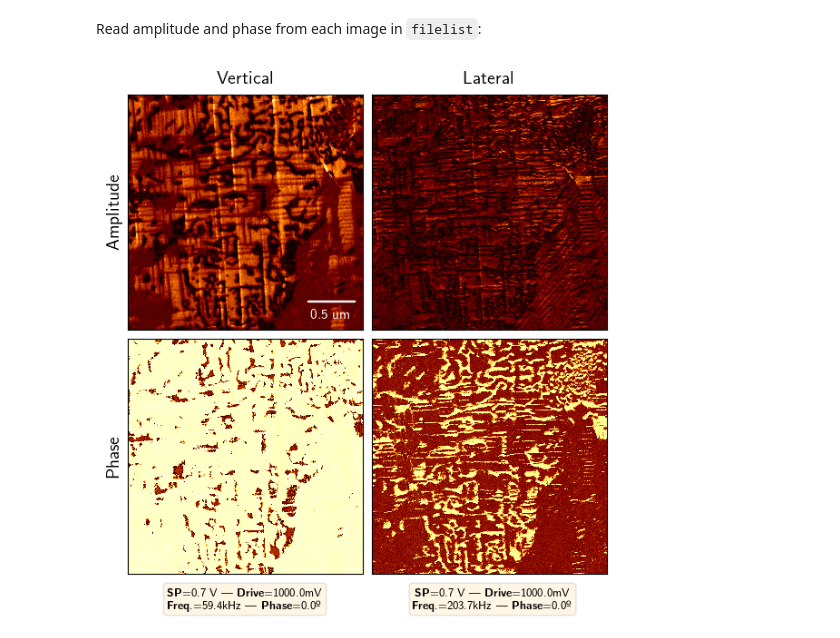
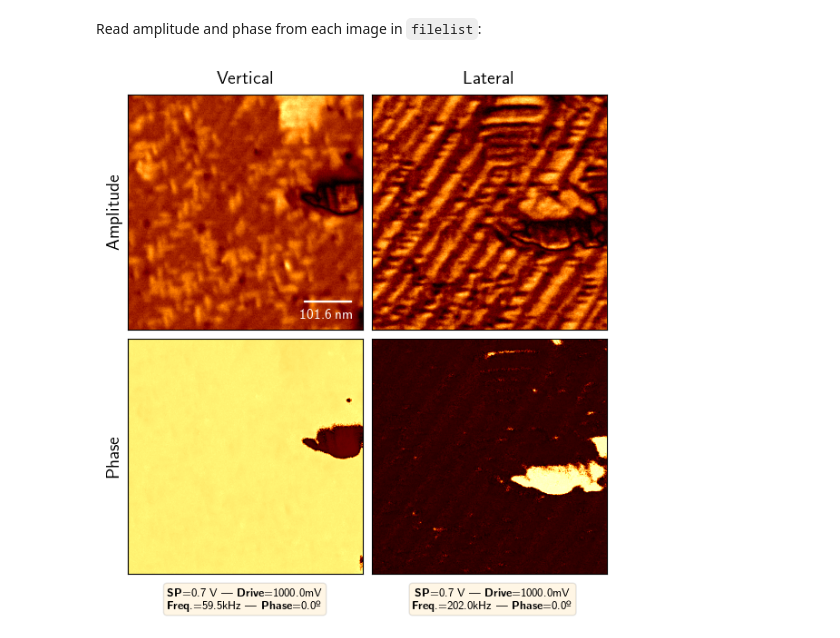
Before and after one commit to ezatterin/notebooks, a Jupyter notebook: pfm/pfm_inspect.ipynb, the cells around one changed output. Drawn from its saved outputs; the diff is of its cells as text; code cells hidden in the pictures.

```diff
--- a/pfm/pfm_inspect.ipynb
+++ b/pfm/pfm_inspect.ipynb
@@ -153,7 +153,7 @@ afmdir = '/users/zatterin/Documents/data/AFM/kto_pto/'
 e16014/  e16019/  e16050/  e16065/  e16089/  e17049/  e17089/  e18015/
 e16018/  e16020/  e16056/  e16088/  e16095/  e17087/  e17090/
 # %%
-sample = 'e16095'
+sample = 'e16014'
 datefolders = !ls {afmdir+sample}
 for index, date in enumerate(datefolders): print('{0}...{1}/'.format(index, date))
 # %% [output]
@@ -162,8 +162,9 @@ for index, date in enumerate(datefolders): print('{0}...{1}/'.format(index, date
 # %%
 i = 1
 filedir = afmdir+sample+'/'+datefolders[i]+'/'
-filelist = !ls {filedir} | grep '0' | grep {sample}
+filelist = !ls {filedir} | grep '00'
+for index, name in enumerate(filelist): print('{0}...{1}'.format(index, name))
+
 for index in range(len(filelist)):
     filelist[index] = filedir+filelist[index]
-    print(filelist[index])
 # %% [output]
@@ -187,7 +200,7 @@ The whole thing to do further mods:
 # %%
 i=0
 specs=False
-save=True
+save=False
 sample_name='e16095'
 fname='500_110_soft_areas'
 saveformat='pdf'
@@ -233,28 +246,28 @@ grid[1].set_title('Lateral', fdict)
 grid[2].set_ylabel('Phase', fdict)
 
 # Plot the images
-for axis, channel in zip(grid, names):
+for index, channel in zip(range(4), names):
 
     # draw rois
     ratio = xsize / imgs[channel].shape[0]
     roi1 = Rectangle((170*ratio,170*ratio), (256-170)*ratio, (256-170)*ratio,
                      fill=False, edgecolor='white')
-    axis.add_patch(roi1)
+    grid[index].add_patch(roi1)
     roi2 = Rectangle((75*ratio,150*ratio), (200-150)*ratio, (125-75)*ratio,
                      fill=False, edgecolor='white')
-    axis.add_patch(roi2)
+    grid[index].add_patch(roi2)
 
     # plot the image
     imgplot = np.flipud(imgs[channel])
-    im = axis.imshow(imgplot,vmax=imgplot.max()+imgplot.mean()/2,
+    im = grid[index].imshow(imgplot,vmax=imgplot.max()+imgplot.mean()/2,
                      interpolation='bilinear', extent=[0, xsize*xratio, 0, ysize*yratio])
 
     # get rid of numbers
-    plt.setp(axis.get_xticklabels(), visible=False)
-    plt.setp(axis.get_yticklabels(), visible=False)
+    plt.setp(grid[index].get_xticklabels(), visible=False)
+    plt.setp(grid[index].get_yticklabels(), visible=False)
 
     # get rid of ticks
-    axis.tick_params(axis='both', which='both',length=0)
+    grid[index].tick_params(axis='both', which='both',length=0)
 
 # Read specs and add it to figure
 if specs:
@@ -370,8 +387,16 @@ for index in range(len(filelist)):
     files[index]['f'] = pySPM.Bruker(filelist[index])
     files[index]['a'] = files[index]['f'].get_channel(channel='Amplitude1',backward=True)
     files[index]['p'] = files[index]['f'].get_channel(channel='Phase1',backward=True)
+# %%
+def gridplot(index, fnum, channel):
+    img = files[fnum][channel]
+    imgplot = np.flipud(img.pixels)
+    grid[index].imshow(imgplot,
+                       vmax=imgplot.max()+imgplot.mean()/2,
+                       interpolation='bilinear',
+                       extent=[0, xsize, 0, ysize])
 # %%
-m, n = 18, 17
+m, n = 6, 4
 
 # Calculate sizes and units of the pfm image
 xsize = files[m]['a'].size['real']['x']
@@ -394,37 +419,37 @@ scalebar = AnchoredSizeBar(grid[0].transData, xsize/5, scalebarlabel, 'lower rig
 
 # Add labels and the scalebar
 grid[0].add_artist(scalebar)
 grid[0].set_ylabel('Amplitude', fdict)
 grid[0].set_title('Vertical', fdict)
 grid[1].set_title('Lateral', fdict)
 grid[2].set_ylabel('Phase', fdict)
 
 # Plot the images
-grid[0].imshow(np.flipud(files[m]['a'].pixels),extent=[0, xsize, 0, ysize])
-grid[1].imshow(np.flipud(files[n]['a'].pixels),extent=[0, xsize, 0, ysize])
-grid[2].imshow(np.flipud(files[m]['p'].pixels),extent=[0, xsize, 0, ysize])
-grid[3].imshow(np.flipud(files[n]['p'].pixels),extent=[0, xsize, 0, ysize])
+gridplot(0,m,'a')
+gridplot(1,n,'a')
+gridplot(2,m,'p')
+gridplot(3,n,'p')
 
 # Clean up axes
 for axis in grid:
 
     # get rid of numbers
     plt.setp(axis.get_xticklabels(), visible=False)
     plt.setp(axis.get_yticklabels(), visible=False)
     # get rid of ticks
     axis.tick_params(axis='both', which='both',length=0)
 
 # read specs from files
 text_m = print_specs(files[m]['f'],dual=True)
 text_n = print_specs(files[n]['f'],dual=True)
 
 # print the specs in the figure
 plt.gcf().text(0.32, 0.085, text_m, size=9, weight='normal', va='center',
                ha='center', bbox=dict(boxstyle="round", facecolor='orange', alpha=0.1))
 plt.gcf().text(0.71, 0.085, text_n, size=9, weight='normal', va='center',
                ha='center', bbox=dict(boxstyle="round", facecolor='orange', alpha=0.1))
 
-fname = '2_large_ac'
-# plt.savefig('/users/zatterin/Documents/phdthesis/notes/samples/imgs/pfm/e16020/{0}.png'.format(fname),dpi=100,bbox_inches='tight')
+fname = '500_mixed'
+plt.savefig('/users/zatterin/Documents/phdthesis/notes/structure/imgs/pfm/e16020/{0}.png'.format(fname),dpi=100,bbox_inches='tight')
 # %% [output]
-[figure, old version]
+[figure, new version]
```
Also changed, not shown: parts of 7 cells of this notebook, 4 other files.
